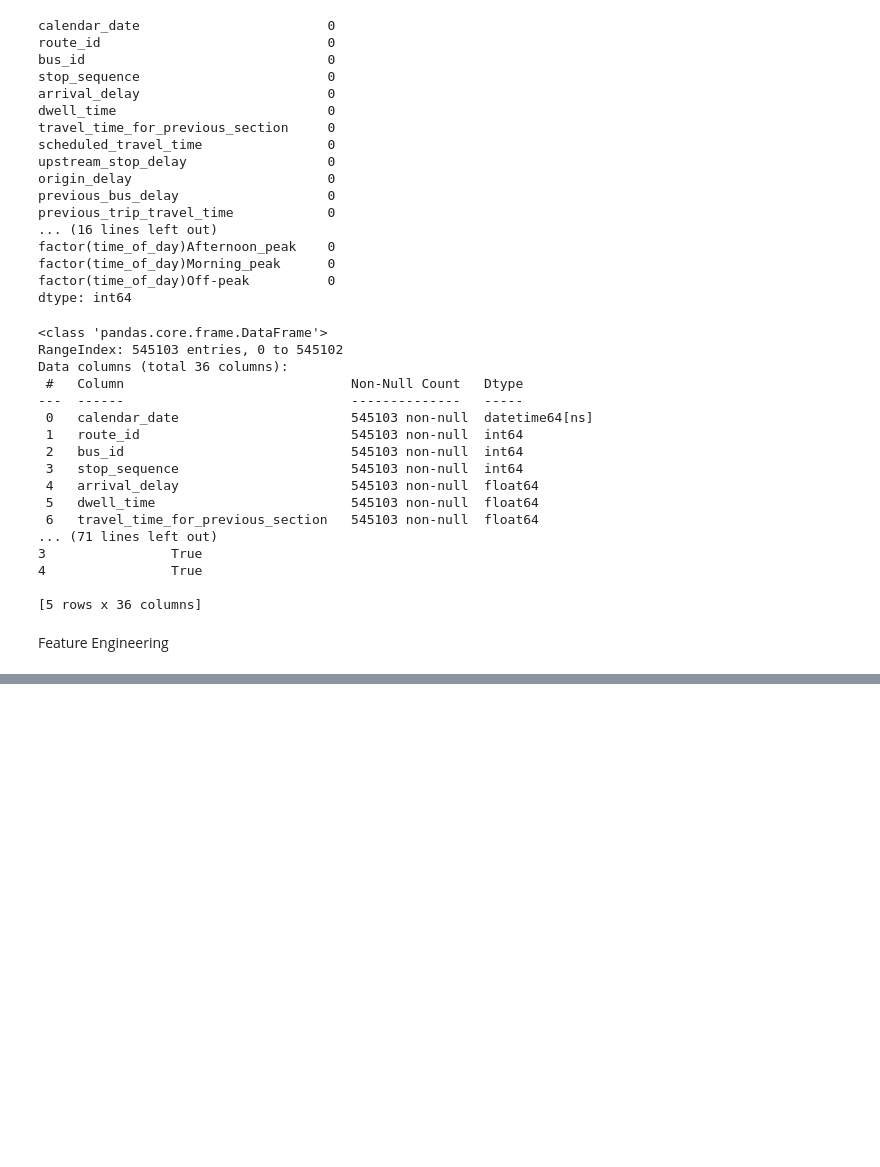
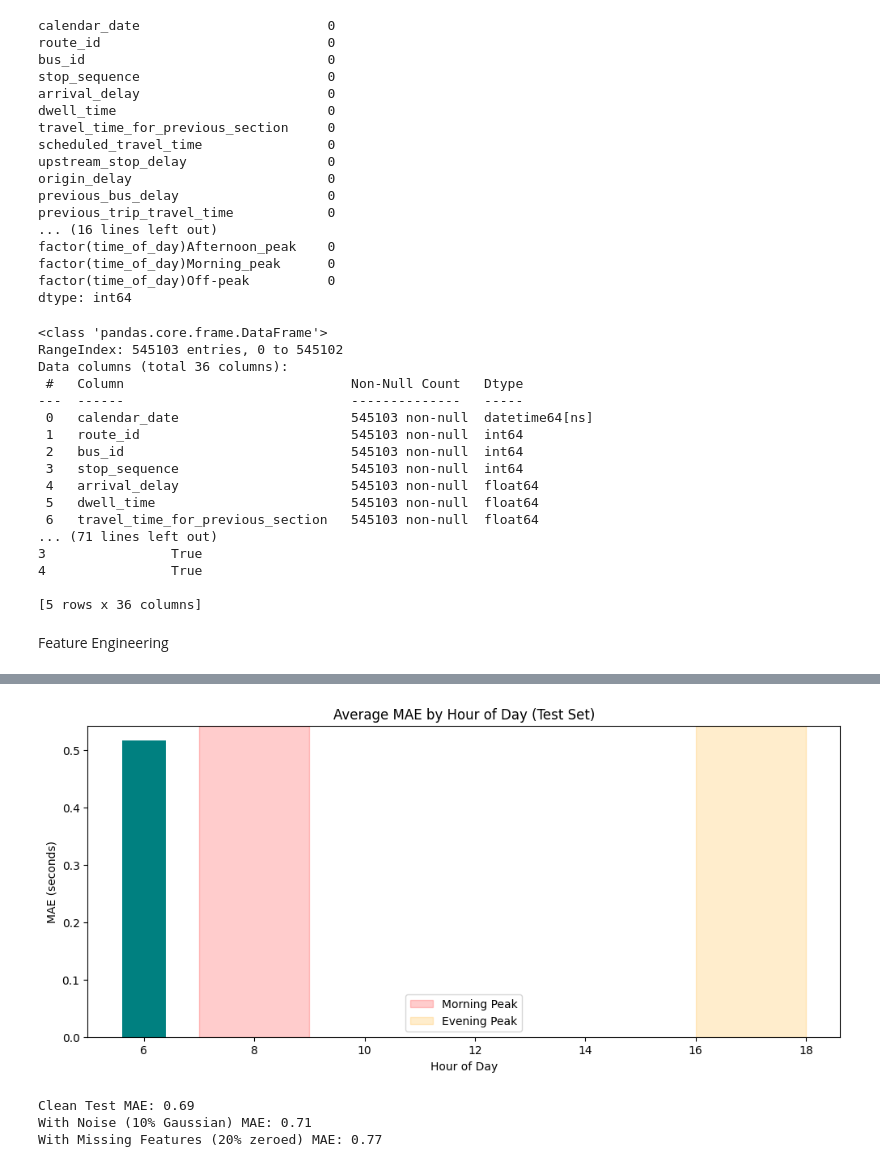
Before and after one commit to Zhiyuan-03/AI_in_Transportation_Exercise, a Jupyter notebook: Project1.ipynb, the cells around one changed output, grey strips where cells are left out. Cells and saved outputs as stored; diff of their text form; code cells hidden in the pictures; blank space fills up the shorter version.

```diff
--- a/Project1.ipynb
+++ b/Project1.ipynb
@@ -604,0 +680,78 @@ Valid Mask: [1 1 1 1 1 1 1 1 1 1 1 1 1 1 1 1 1 1 1 1 1 1 1 1 1 1 0]
+# %%
+import numpy as np
+import pandas as pd
+import matplotlib.pyplot as plt
+from sklearn.metrics import mean_absolute_error
+import random
+
+# ----------------- Helper -----------------
+def masked_mae(y_true, y_pred, mask):
+    return [
+        mean_absolute_error(y_true[mask[:, i] == 1, i], y_pred[mask[:, i] == 1, i])
+        if mask[:, i].sum() > 0 else np.nan
+        for i in range(y_true.shape[1])
+    ]
+
+# ----------------- 1. Performance vs Time of Day -----------------
+# Map trip_key -> first arrival datetime
+trip_first_time = df.groupby("trip_key")["actual_arrival_dt"].first().astype("datetime64[ns]")
+sample_hours = np.array([trip_first_time[m[0]].hour for m in meta])
+
+# Restrict to test set
+sample_hours_test = sample_hours[test_idx]
+
+pred_mae, hour_bins = [], []
+for h in range(6, 23):   # service hours 6am–10pm
+    idx = (sample_hours_test == h)
+    if idx.sum() == 0:
+        continue
+    y_h, p_h, m_h = y_test[idx], pred[idx], mask_test[idx]
+    mae_h = masked_mae(y_h, p_h, m_h)
+    pred_mae.append(np.nanmean(mae_h))
+    hour_bins.append(h)
+
+plt.figure(figsize=(12,5))
+plt.bar(hour_bins, pred_mae, color="teal")
+plt.axvspan(7, 9, color="red", alpha=0.2, label="Morning Peak")
+plt.axvspan(16, 18, color="orange", alpha=0.2, label="Evening Peak")
+plt.title("Average MAE by Hour of Day (Test Set)")
+plt.xlabel("Hour of Day")
+plt.ylabel("MAE (seconds)")
+plt.legend()
+plt.show()
+
+# ----------------- 2. Robustness Checks -----------------
+from copy import deepcopy
+
+def robustness_check(model, X_test, y_test, mask_test, scenario="noise"):
+    """
+    scenario: 'noise' (add Gaussian noise to features)
+              'missing' (randomly drop some features)
+    """
+    X_mod = deepcopy(X_test.values)
+
+    if scenario == "noise":
+        noise = np.random.normal(0, 0.1, size=X_mod.shape)  # 10% std noise
+        X_mod = X_mod + noise
+    elif scenario == "missing":
+        drop_rate = 0.2  # drop 20% of entries
+        mask = np.random.rand(*X_mod.shape) < drop_rate
+        X_mod[mask] = 0
+
+    preds = model.predict(X_mod)
+    mae_vals = masked_mae(y_test, preds, mask_test)
+    return np.nanmean(mae_vals)
+
+# Run robustness tests
+mae_clean = np.nanmean(masked_mae(y_test, pred, mask_test))
+mae_noise = robustness_check(lgb, X_test, y_test, mask_test, "noise")
+mae_missing = robustness_check(lgb, X_test, y_test, mask_test, "missing")
+
+print("Clean Test MAE:", round(mae_clean, 2))
+print("With Noise (10% Gaussian) MAE:", round(mae_noise, 2))
+print("With Missing Features (20% zeroed) MAE:", round(mae_missing, 2))
+# %% [output]
+[figure, added]
+Clean Test MAE: 0.69
+With Noise (10% Gaussian) MAE: 0.71
+With Missing Features (20% zeroed) MAE: 0.77
```
Also changed, not shown: parts of 12 cells of this notebook.
